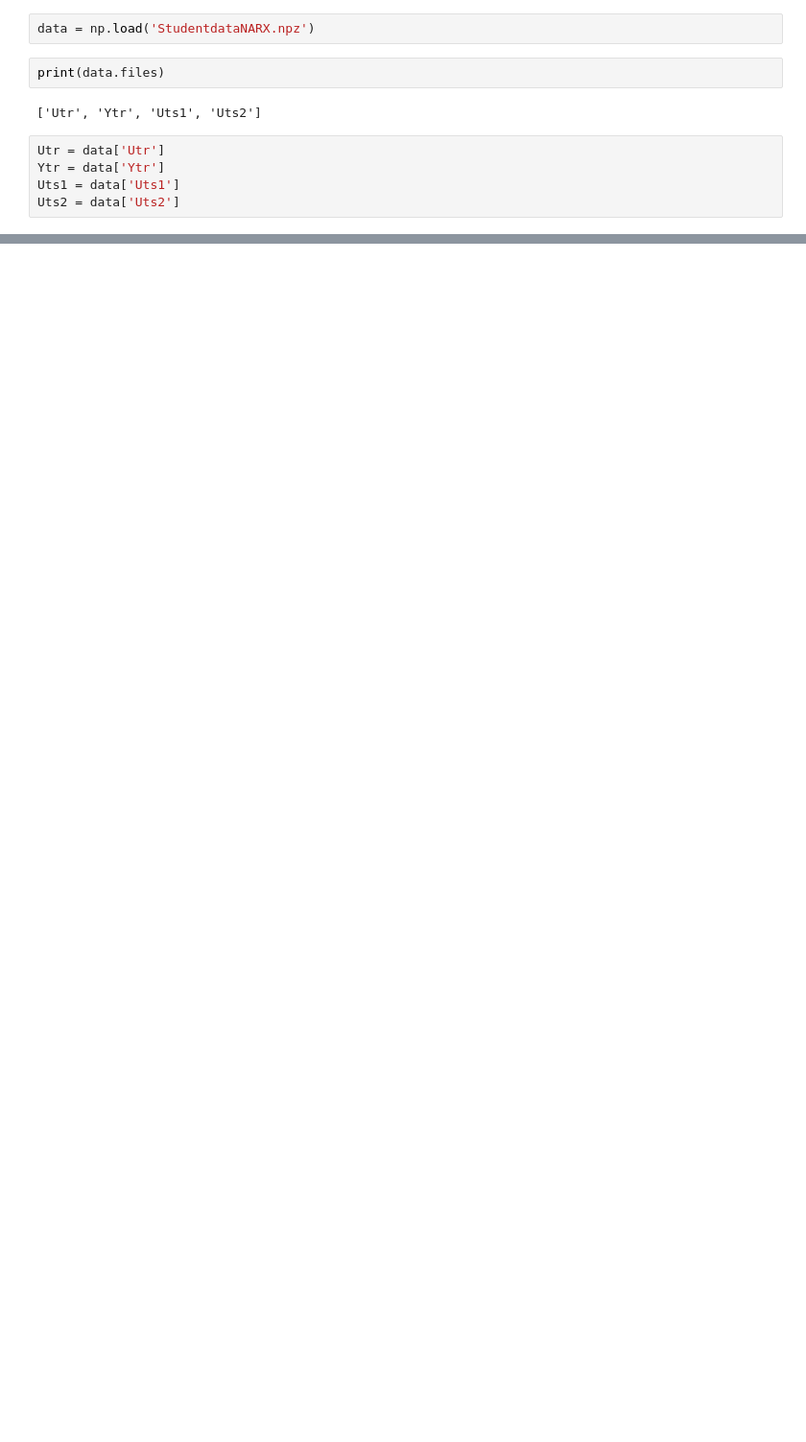
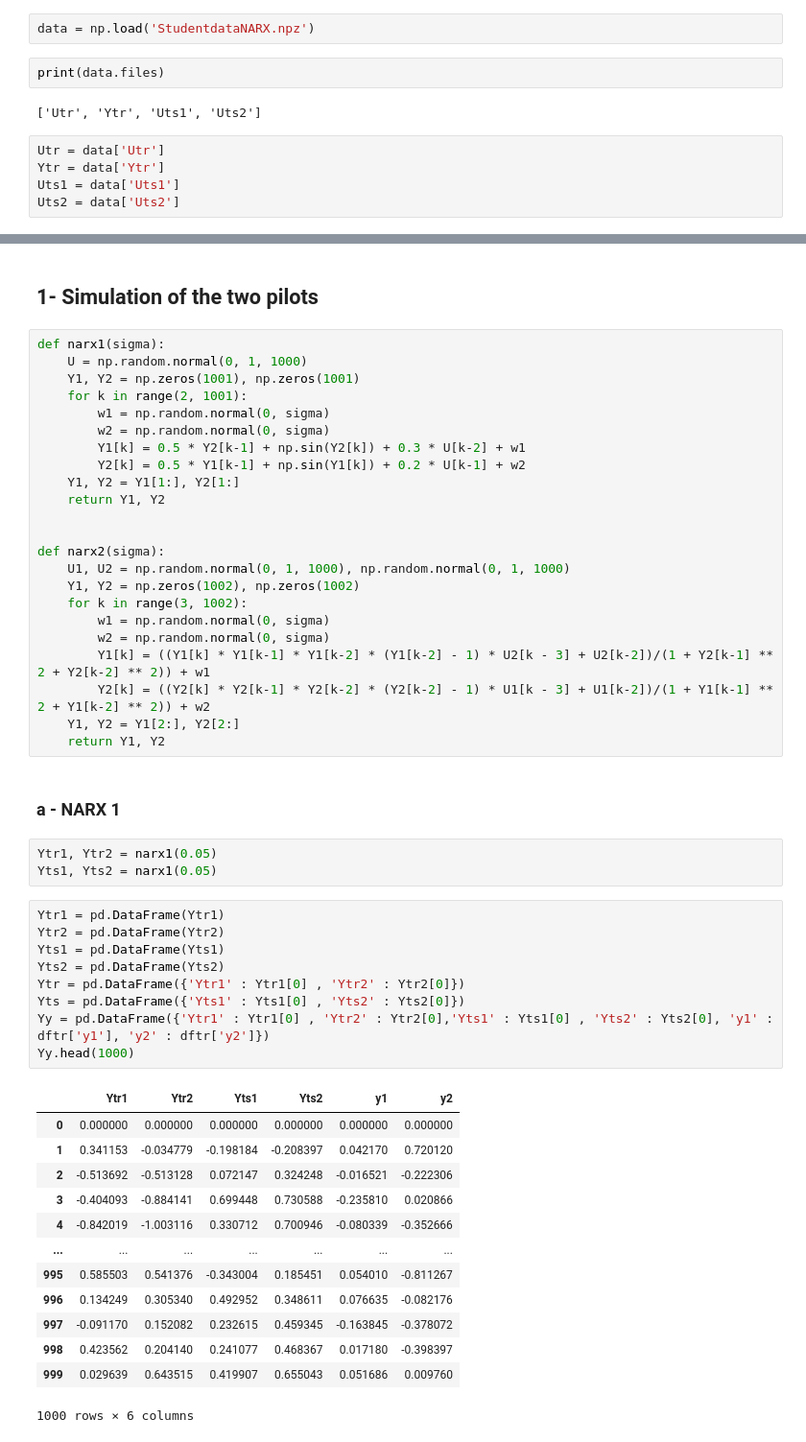
Before and after one commit to LeG108/Project-ML-by-RGB, a Jupyter notebook: main.ipynb, the cells around one changed output, grey strips where cells are left out. Shown at 96% size. Cells and saved outputs as stored; diff of their text form; blank space fills up the shorter version.

Commit message:
First step : simulation of the two pilot

```diff
--- a/main.ipynb
+++ b/main.ipynb
@@ -78,0 +78,53 @@ print(Uts2)
+# %% [markdown]
+## 1-  Simulation of the two pilots
+# %%
+def narx1(sigma):
+    U = np.random.normal(0, 1, 1000)
+    Y1, Y2 = np.zeros(1001), np.zeros(1001)
+    for k in range(2, 1001):
+        w1 = np.random.normal(0, sigma)
+        w2 = np.random.normal(0, sigma)
+        Y1[k] = 0.5 * Y2[k-1] + np.sin(Y2[k]) + 0.3 * U[k-2] + w1
+        Y2[k] = 0.5 * Y1[k-1] + np.sin(Y1[k]) + 0.2 * U[k-1] + w2
+    Y1, Y2 = Y1[1:], Y2[1:]
+    return Y1, Y2
+
+
+def narx2(sigma):
+    U1, U2 = np.random.normal(0, 1, 1000), np.random.normal(0, 1, 1000)
+    Y1, Y2 = np.zeros(1002), np.zeros(1002)
+    for k in range(3, 1002):
+        w1 = np.random.normal(0, sigma)
+        w2 = np.random.normal(0, sigma)
+        Y1[k] = ((Y1[k] * Y1[k-1] * Y1[k-2] * (Y1[k-2] - 1) * U2[k - 3] + U2[k-2])/(1 + Y2[k-1] ** 2 + Y2[k-2] ** 2)) + w1
+        Y2[k] = ((Y2[k] * Y2[k-1] * Y2[k-2] * (Y2[k-2] - 1) * U1[k - 3] + U1[k-2])/(1 + Y1[k-1] ** 2 + Y1[k-2] ** 2)) + w2
+    Y1, Y2 = Y1[2:], Y2[2:]
+    return Y1, Y2
+# %% [markdown]
+### a - NARX 1
+# %%
+Ytr1, Ytr2 = narx1(0.05)
+Yts1, Yts2 = narx1(0.05)
+# %%
+Ytr1 = pd.DataFrame(Ytr1)
+Ytr2 = pd.DataFrame(Ytr2)
+Yts1 = pd.DataFrame(Yts1)
+Yts2 = pd.DataFrame(Yts2)
+Ytr = pd.DataFrame({'Ytr1' : Ytr1[0] , 'Ytr2' : Ytr2[0]})
+Yts = pd.DataFrame({'Yts1' : Yts1[0] , 'Yts2' : Yts2[0]})
+Yy = pd.DataFrame({'Ytr1' : Ytr1[0] , 'Ytr2' : Ytr2[0],'Yts1' : Yts1[0] , 'Yts2' : Yts2[0], 'y1' : dftr['y1'], 'y2' : dftr['y2']})
+Yy.head(1000)
+# %% [output]
+|  | Ytr1 | Ytr2 | Yts1 | Yts2 | y1 | y2 |
+| 0 | 0.000000 | 0.000000 | 0.000000 | 0.000000 | 0.000000 | 0.000000 |
+| 1 | 0.341153 | -0.034779 | -0.198184 | -0.208397 | 0.042170 | 0.720120 |
+| 2 | -0.513692 | -0.513128 | 0.072147 | 0.324248 | -0.016521 | -0.222306 |
+| 3 | -0.404093 | -0.884141 | 0.699448 | 0.730588 | -0.235810 | 0.020866 |
+| 4 | -0.842019 | -1.003116 | 0.330712 | 0.700946 | -0.080339 | -0.352666 |
+| ... | ... | ... | ... | ... | ... | ... |
+| 995 | 0.585503 | 0.541376 | -0.343004 | 0.185451 | 0.054010 | -0.811267 |
+| 996 | 0.134249 | 0.305340 | 0.492952 | 0.348611 | 0.076635 | -0.082176 |
+| 997 | -0.091170 | 0.152082 | 0.232615 | 0.459345 | -0.163845 | -0.378072 |
+| 998 | 0.423562 | 0.204140 | 0.241077 | 0.468367 | 0.017180 | -0.398397 |
+| 999 | 0.029639 | 0.643515 | 0.419907 | 0.655043 | 0.051686 | 0.009760 |
+1000 rows × 6 columns
```
Also changed, not shown: parts of 13 cells of this notebook.
